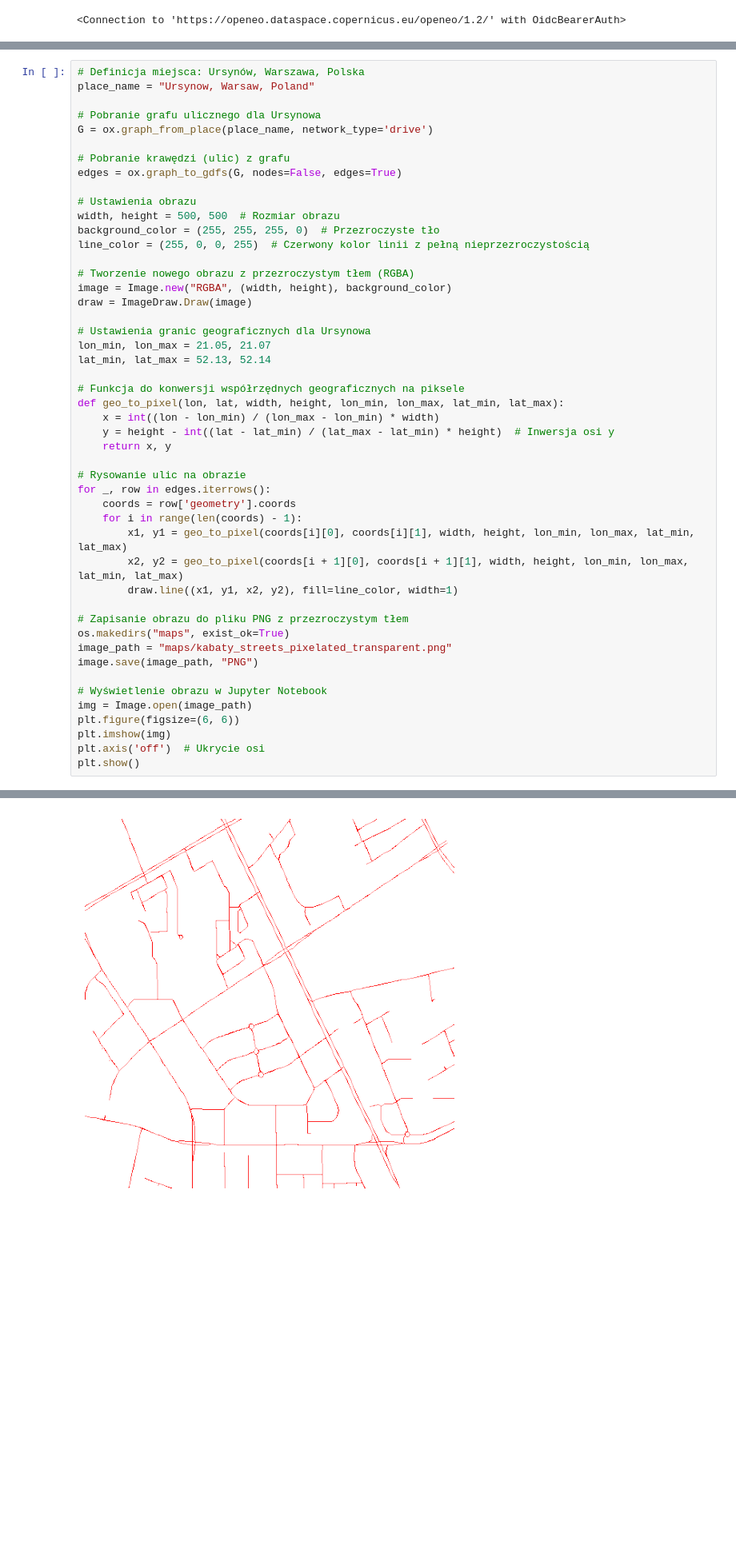
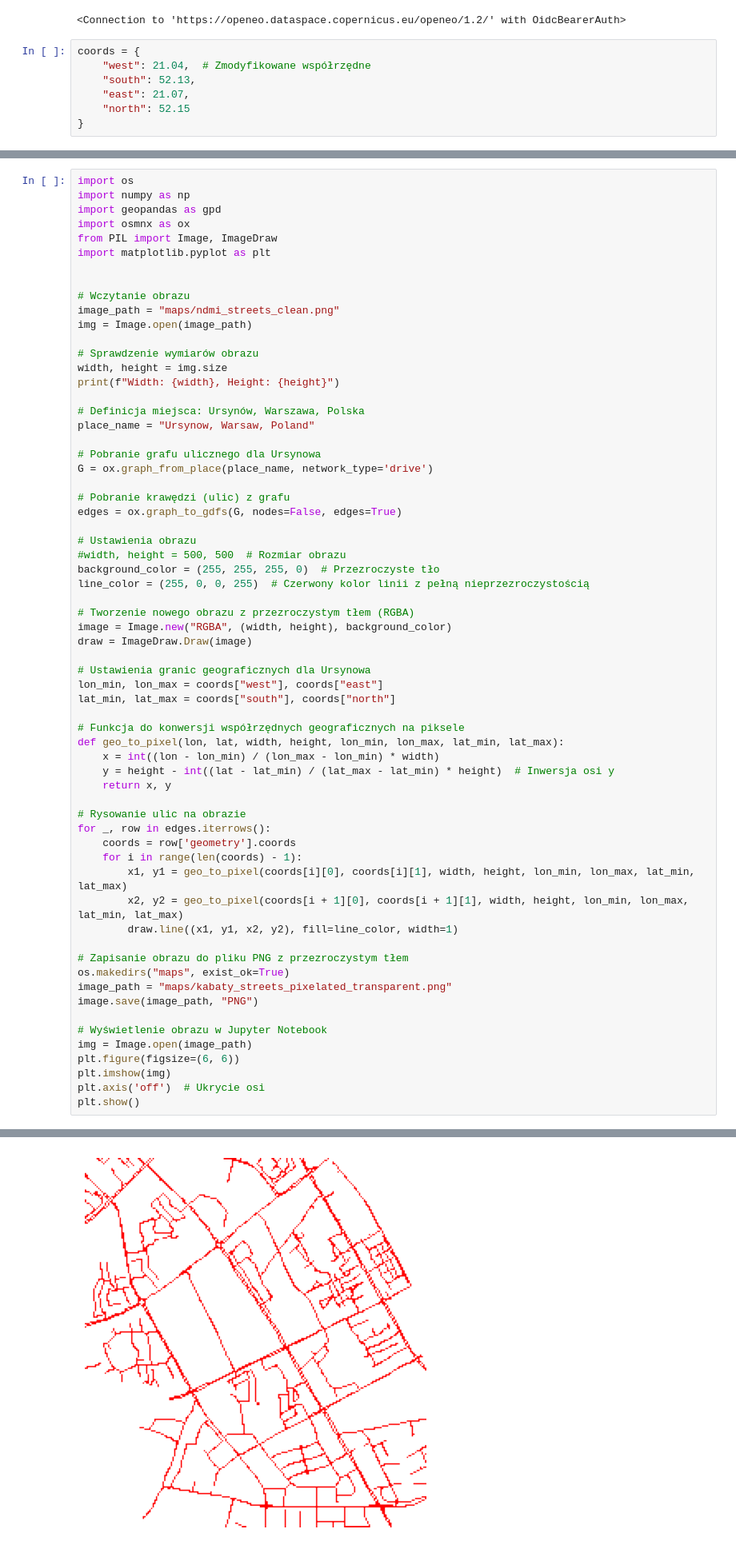
Before and after one commit to barszot/Cassini2024, a Jupyter notebook: tutorial_copernicus.ipynb, the cells around one changed output, grey strips where cells are left out. Shown at 80% size. Drawn from its saved outputs; the diff is of its cells as text; blank space fills up the shorter version.

```diff
--- a/tutorial_copernicus.ipynb
+++ b/tutorial_copernicus.ipynb
@@ -21,6 +12,13 @@ connection.authenticate_oidc()
 # %% [output]
 Authenticated using refresh token.
 <Connection to 'https://openeo.dataspace.copernicus.eu/openeo/1.2/' with OidcBearerAuth>
+# %%
+coords = {
+    "west": 21.04,  # Zmodyfikowane współrzędne
+    "south": 52.13,
+    "east": 21.07,
+    "north": 52.15
+}
 # %%
 s2_cube = connection.load_collection(
     "SENTINEL2_L2A",
@@ -98,4 +100,20 @@ plt.show()
 # %%
+import os
+import numpy as np
+import geopandas as gpd
+import osmnx as ox
+from PIL import Image, ImageDraw
+import matplotlib.pyplot as plt
+
+
+# Wczytanie obrazu
+image_path = "maps/ndmi_streets_clean.png"
+img = Image.open(image_path)
+
+# Sprawdzenie wymiarów obrazu
+width, height = img.size
+print(f"Width: {width}, Height: {height}")
+
 # Definicja miejsca: Ursynów, Warszawa, Polska
 place_name = "Ursynow, Warsaw, Poland"
 
@@ -106,7 +124,7 @@ G = ox.graph_from_place(place_name, network_type='drive')
 edges = ox.graph_to_gdfs(G, nodes=False, edges=True)
 
 # Ustawienia obrazu
-width, height = 500, 500  # Rozmiar obrazu
+#width, height = 500, 500  # Rozmiar obrazu
 background_color = (255, 255, 255, 0)  # Przezroczyste tło
 line_color = (255, 0, 0, 255)  # Czerwony kolor linii z pełną nieprzezroczystością
 
@@ -115,8 +133,8 @@ image = Image.new("RGBA", (width, height), background_color)
 draw = ImageDraw.Draw(image)
 
 # Ustawienia granic geograficznych dla Ursynowa
-lon_min, lon_max = 21.05, 21.07
-lat_min, lat_max = 52.13, 52.14
+lon_min, lon_max = coords["west"], coords["east"]
+lat_min, lat_max = coords["south"], coords["north"]
 
 # Funkcja do konwersji współrzędnych geograficznych na piksele
 def geo_to_pixel(lon, lat, width, height, lon_min, lon_max, lat_min, lat_max):
@@ -147 +166 @@ plt.show()
-[figure, old version]
+[figure, new version]
```
Also changed, not shown: parts of 8 cells of this notebook, 1 other file.
